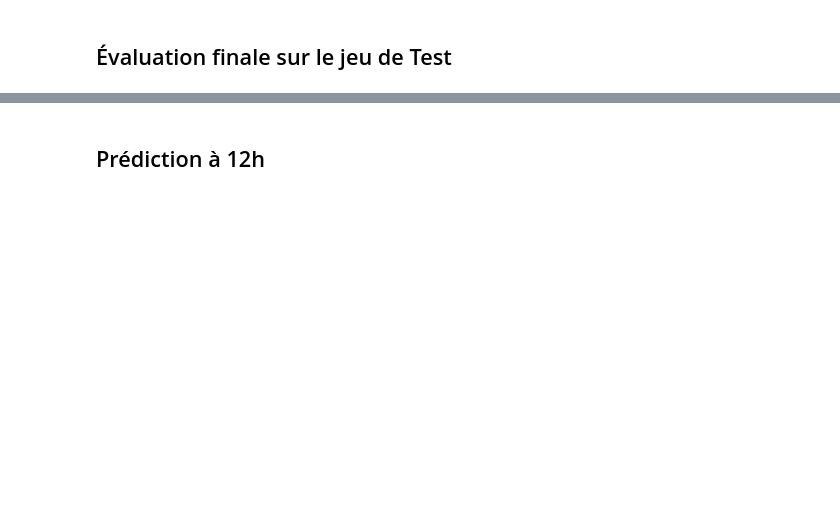
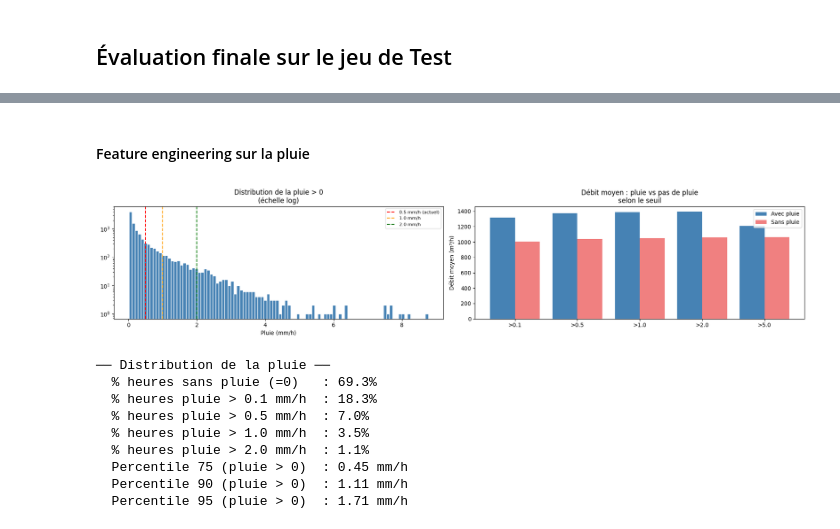
Before and after one commit to TortueAgile22/Capstone, a Jupyter notebook: py_ipynb_files/Modèles/Modele_station_C.ipynb, the cells around one changed output, grey strips where cells are left out. Saved outputs shown, nothing was run; the diff lists cells and outputs as text; code cells hidden in the pictures; blank space fills up the shorter version.

```diff
--- a/py_ipynb_files/Modèles/Modele_station_C.ipynb
+++ b/py_ipynb_files/Modèles/Modele_station_C.ipynb
@@ -307,2 +326,55 @@ R²   (au cap): -1.270
-# %% [markdown]
-## Prédiction à 12h
+# %% [markdown]
+#### Feature engineering sur la pluie
+# %%
+# ── Explorer la distribution de la pluie pour choisir un seuil pertinent ─────
+rain_all = df_3h['rain']
+
+fig, axes = plt.subplots(1, 2, figsize=(18, 4))
+
+# 1. Distribution brute (log scale pour voir les petites valeurs)
+axes[0].hist(rain_all[rain_all > 0], bins=100, color='steelblue', edgecolor='white')
+axes[0].set_yscale('log')
+axes[0].set_xlabel('Pluie (mm/h)')
+axes[0].set_title('Distribution de la pluie > 0\n(échelle log)')
+axes[0].axvline(0.5, color='red',    linestyle='--', label='0.5 mm/h (actuel)')
+axes[0].axvline(1.0, color='orange', linestyle='--', label='1.0 mm/h')
+axes[0].axvline(2.0, color='green',  linestyle='--', label='2.0 mm/h')
+axes[0].legend(fontsize=8)
+
+# Débit moyen selon que la pluie dépasse le seuil ou non
+seuils_test = [0.1, 0.5, 1.0, 2.0, 5.0]
+debit_on  = [df_3h.loc[df_3h['rain'] >  s, 'debit'].mean() for s in seuils_test]
+debit_off = [df_3h.loc[df_3h['rain'] <= s, 'debit'].mean() for s in seuils_test]
+x = np.arange(len(seuils_test))
+axes[1].bar(x - 0.2, debit_on,  0.4, label='Avec pluie',  color='steelblue')
+axes[1].bar(x + 0.2, debit_off, 0.4, label='Sans pluie',  color='lightcoral')
+axes[1].set_xticks(x)
+axes[1].set_xticklabels([f'>{s}' for s in seuils_test])
+axes[1].set_ylabel('Débit moyen (m³/h)')
+axes[1].set_title('Débit moyen : pluie vs pas de pluie\nselon le seuil')
+axes[1].legend()
+
+plt.tight_layout()
+plt.show()
+
+# Stats rapides
+print("── Distribution de la pluie ──")
+print(f"  % heures sans pluie (=0)   : {(rain_all == 0).mean()*100:.1f}%")
+print(f"  % heures pluie > 0.1 mm/h  : {(rain_all > 0.1).mean()*100:.1f}%")
+print(f"  % heures pluie > 0.5 mm/h  : {(rain_all > 0.5).mean()*100:.1f}%")
+print(f"  % heures pluie > 1.0 mm/h  : {(rain_all > 1.0).mean()*100:.1f}%")
+print(f"  % heures pluie > 2.0 mm/h  : {(rain_all > 2.0).mean()*100:.1f}%")
+print(f"  Percentile 75 (pluie > 0)  : {rain_all[rain_all > 0].quantile(0.75):.2f} mm/h")
+print(f"  Percentile 90 (pluie > 0)  : {rain_all[rain_all > 0].quantile(0.90):.2f} mm/h")
+print(f"  Percentile 95 (pluie > 0)  : {rain_all[rain_all > 0].quantile(0.95):.2f} mm/h")
+# %% [output]
+[figure, added]
+── Distribution de la pluie ──
+  % heures sans pluie (=0)   : 69.3%
+  % heures pluie > 0.1 mm/h  : 18.3%
+  % heures pluie > 0.5 mm/h  : 7.0%
+  % heures pluie > 1.0 mm/h  : 3.5%
+  % heures pluie > 2.0 mm/h  : 1.1%
+  Percentile 75 (pluie > 0)  : 0.45 mm/h
+  Percentile 90 (pluie > 0)  : 1.11 mm/h
+  Percentile 95 (pluie > 0)  : 1.71 mm/h
```
Also changed, not shown: parts of 16 cells of this notebook.
